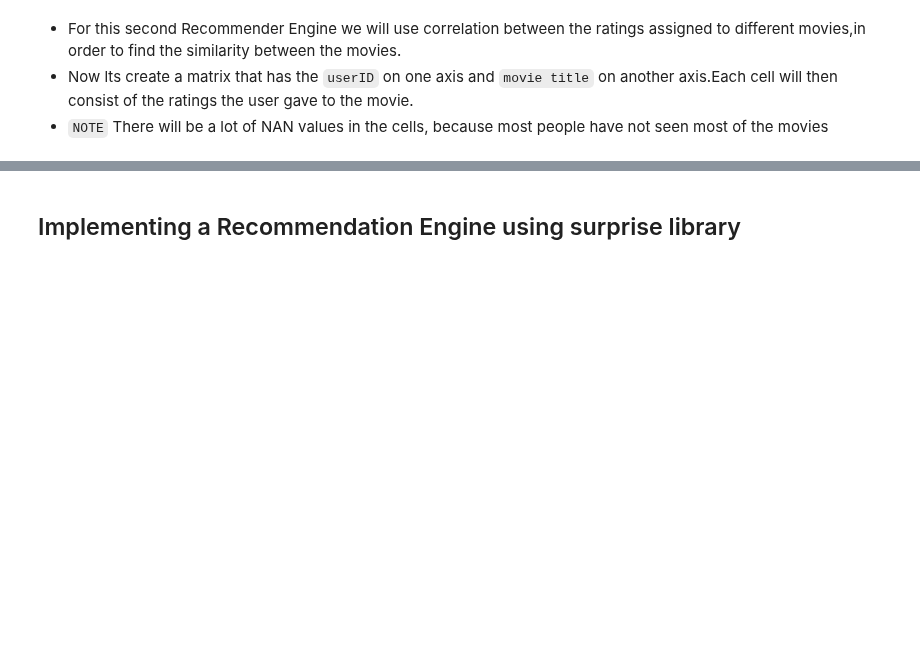
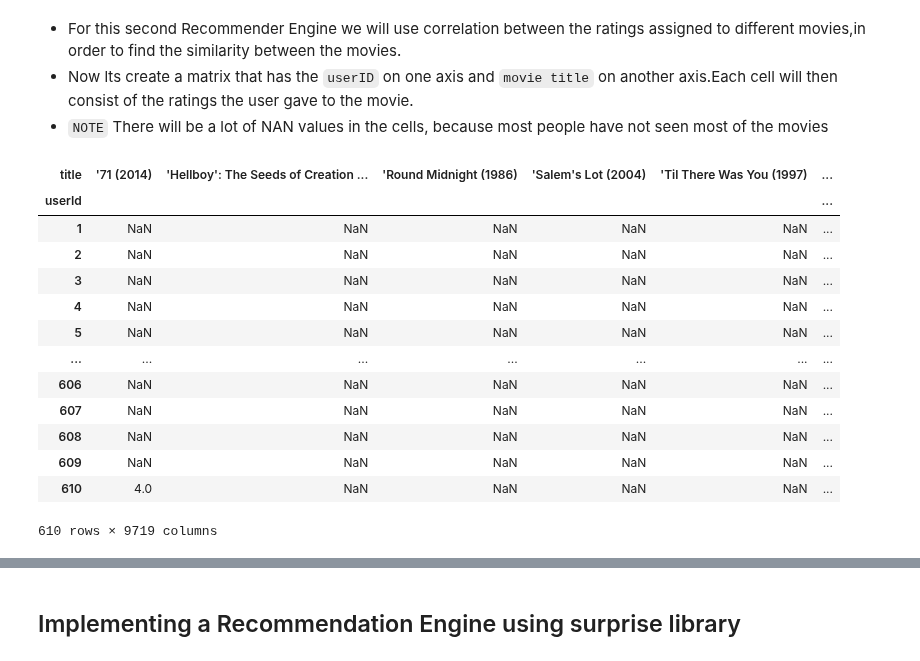
Before and after one commit to E-Juliet/Movie-reccomender, a Jupyter notebook: phase_4_project.ipynb, the cells around one changed output, grey strips where cells are left out. Drawn from its saved outputs; the diff is of its cells as text; code cells hidden in the pictures; blank space fills up the shorter version.

```diff
--- a/phase_4_project.ipynb
+++ b/phase_4_project.ipynb
@@ -791,3 +791,25 @@ A content based recommender works with data that the user provides, either expli
 - For this second Recommender Engine we will use correlation between the ratings assigned to different movies,in order to find the similarity between the movies.
 - Now lts create a matrix that has the `userID` on one axis and `movie title` on another axis.Each cell will then consist of the ratings the user gave to the movie.
 - `NOTE` There will be a lot of NAN values in the cells, because most people have not seen most of the movies
+# %%
+
+# Creating an item-user matrix
+df_matrix = pd.merge(ratings_df, movies_df, how='left', on = 'movieId')
+# creating a pivot table
+item_user_matrix = df_matrix.pivot_table(index='userId', columns='title', values='rating')
+item_user_matrix
+# %% [output]
+| title | '71 (2014) | 'Hellboy': The Seeds of Creation ... | 'Round Midnight (1986) | 'Salem's Lot (2004) | 'Til There Was You (1997) | ... |
+| userId |  |  |  |  |  | ... |
+| 1 | NaN | NaN | NaN | NaN | NaN | ... |
+| 2 | NaN | NaN | NaN | NaN | NaN | ... |
+| 3 | NaN | NaN | NaN | NaN | NaN | ... |
+| 4 | NaN | NaN | NaN | NaN | NaN | ... |
+| 5 | NaN | NaN | NaN | NaN | NaN | ... |
+| ... | ... | ... | ... | ... | ... | ... |
+| 606 | NaN | NaN | NaN | NaN | NaN | ... |
+| 607 | NaN | NaN | NaN | NaN | NaN | ... |
+| 608 | NaN | NaN | NaN | NaN | NaN | ... |
+| 609 | NaN | NaN | NaN | NaN | NaN | ... |
+| 610 | 4.0 | NaN | NaN | NaN | NaN | ... |
+610 rows × 9719 columns
```
Also changed, not shown: parts of 5 cells of this notebook.
